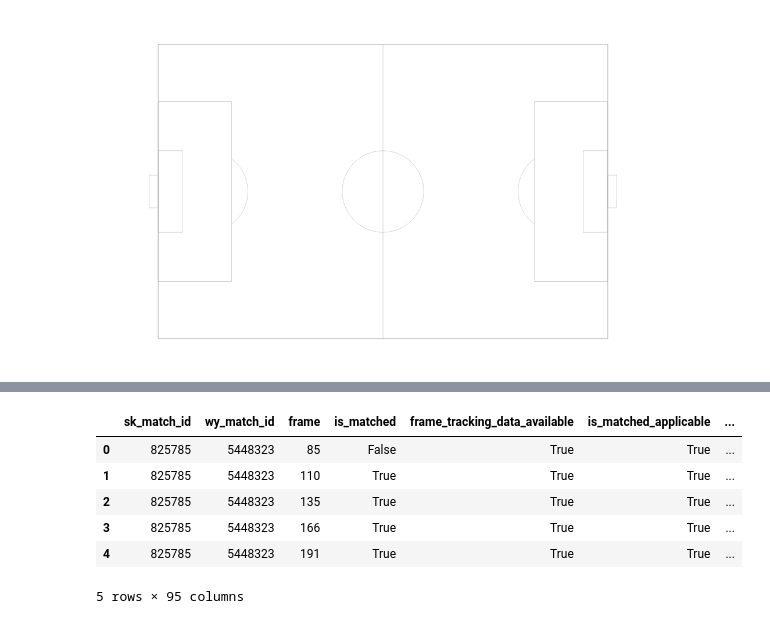
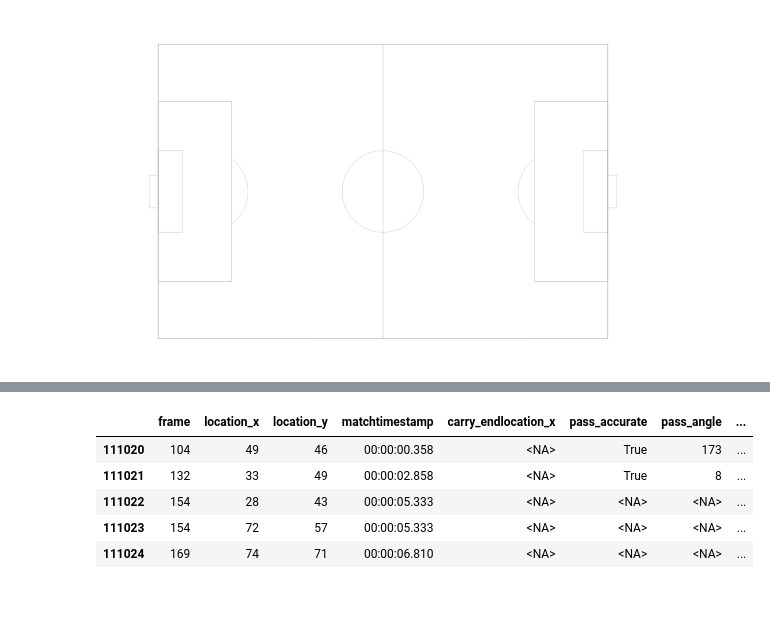
Before and after one commit to lorihe/ASI, a Jupyter notebook: Untitled.ipynb, the cells around one changed output, grey strips where cells are left out. Drawn from its saved outputs; the diff is of its cells as text; code cells hidden in the pictures.

```diff
--- a/Untitled.ipynb
+++ b/Untitled.ipynb
@@ -1,7 +1,13 @@
 # %%
 from mplsoccer.pitch import Pitch
 import matplotlib.pyplot as plt
+from dotenv import load_dotenv
 import pandas as pd
 import numpy as np
+import os
 import json
 import jsonlines
+from skillcorner.client import SkillcornerClient
+pd.set_option('display.max_rows', None)
+pd.set_option('display.max_columns', None)
+pd.set_option('display.max_colwidth', None)
@@ -8,2 +19,2 @@ import jsonlines
 # %%
-match_id = 1541631
+match_id = 1133199
@@ -181,13 +272,14 @@ import pyarrow.parquet as pq
 # Inspect the schema of the Parquet file
 file_path = 'data/wyscout_events.parquet'
 df = pd.read_parquet(file_path)
+# %%
+df=df[df['sk_match_id']==match_id]
 # %%
-df.head()
+df[cols].head()
 # %% [output]
-|  | sk_match_id | wy_match_id | frame | is_matched | frame_tracking_data_available | is_matched_applicable | ... |
-| 0 | 825785 | 5448323 | 85 | False | True | True | ... |
-| 1 | 825785 | 5448323 | 110 | True | True | True | ... |
-| 2 | 825785 | 5448323 | 135 | True | True | True | ... |
-| 3 | 825785 | 5448323 | 166 | True | True | True | ... |
-| 4 | 825785 | 5448323 | 191 | True | True | True | ... |
+|  | frame | location_x | location_y | matchtimestamp | carry_endlocation_x | pass_accurate | pass_angle | ... |
+| 111020 | 104 | 49 | 46 | 00:00:00.358 | <NA> | True | 173 | ... |
+| 111021 | 132 | 33 | 49 | 00:00:02.858 | <NA> | True | 8 | ... |
+| 111022 | 154 | 28 | 43 | 00:00:05.333 | <NA> | <NA> | <NA> | ... |
+| 111023 | 154 | 72 | 57 | 00:00:05.333 | <NA> | <NA> | <NA> | ... |
+| 111024 | 169 | 74 | 71 | 00:00:06.810 | <NA> | <NA> | <NA> | ... |
-5 rows × 95 columns
```
Also changed, not shown: parts of 10 cells of this notebook.
